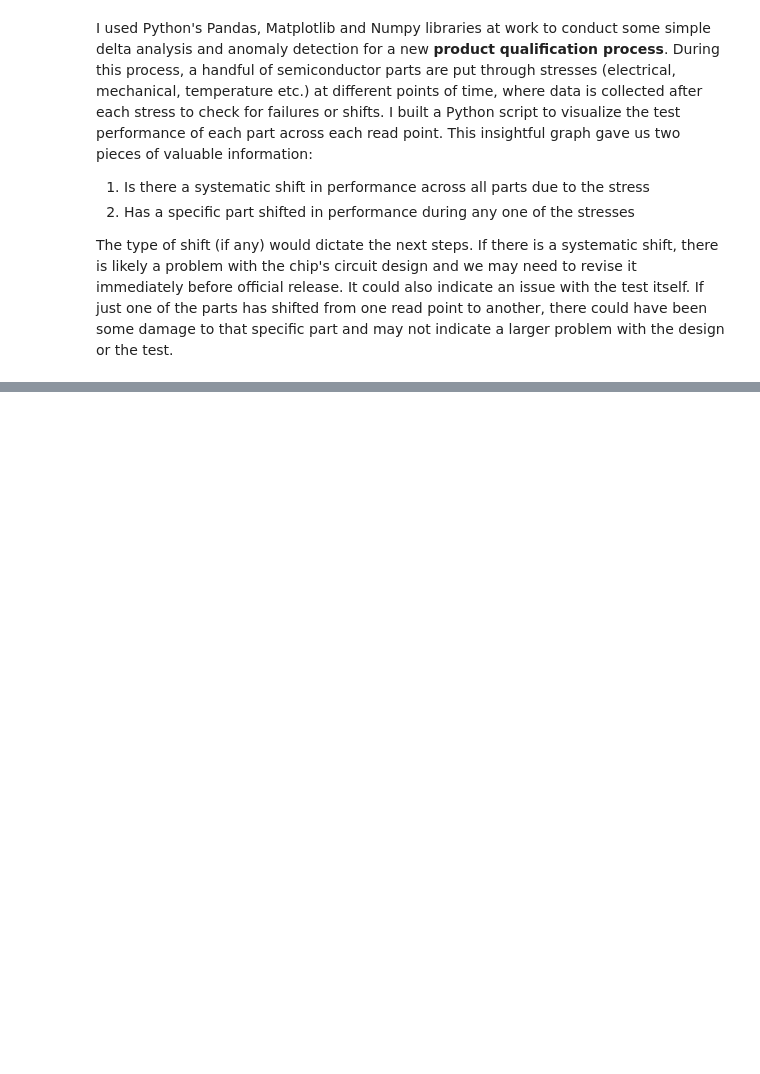
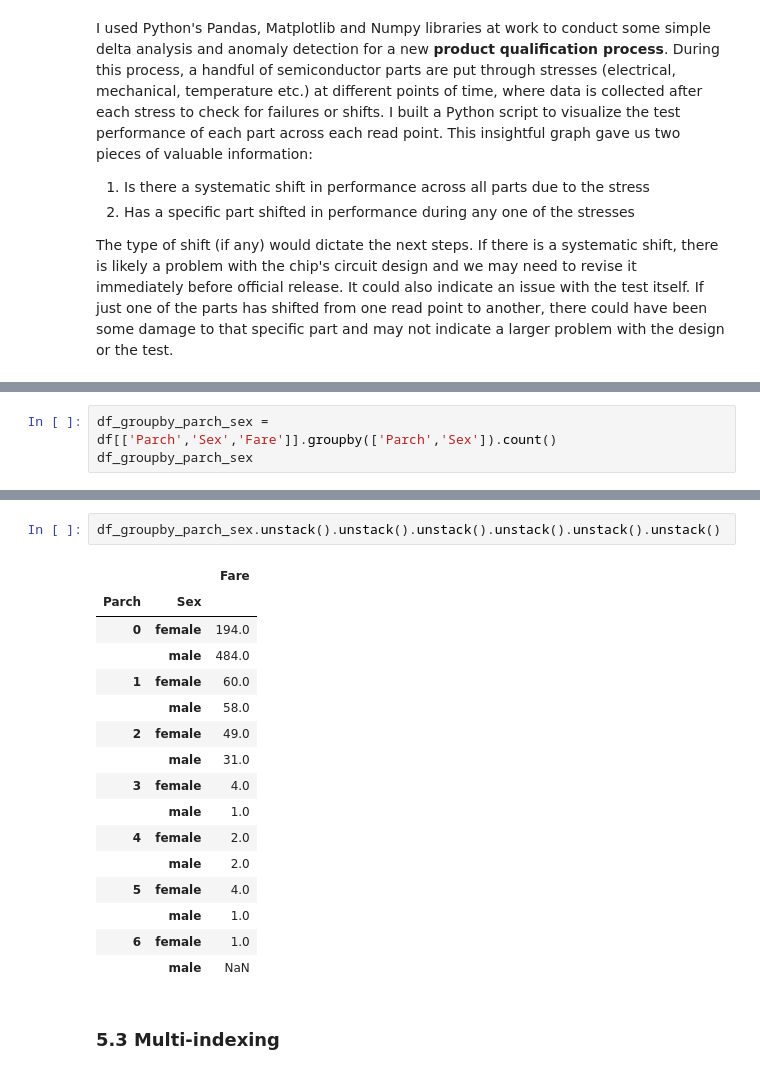
Before and after one commit to saychelsea11/Coding_Practice, a Jupyter notebook: python_practice_notebook.ipynb, the cells around one changed output, grey strips where cells are left out. Drawn from its saved outputs; the diff is of its cells as text; blank space fills up the shorter version.

```diff
--- a/python_practice_notebook.ipynb
+++ b/python_practice_notebook.ipynb
@@ -703,0 +868,3 @@ The type of shift (if any) would dictate the next steps. If there is a systemati
+# %%
+df_groupby_parch_sex = df[['Parch','Sex','Fare']].groupby(['Parch','Sex']).count()
+df_groupby_parch_sex
@@ -703,0 +951,21 @@ The type of shift (if any) would dictate the next steps. If there is a systemati
+# %%
+df_groupby_parch_sex.unstack().unstack().unstack().unstack().unstack().unstack()
+# %% [output]
+|  |  | Fare |
+| Parch | Sex |  |
+| 0 | female | 194.0 |
+|  | male | 484.0 |
+| 1 | female | 60.0 |
+|  | male | 58.0 |
+| 2 | female | 49.0 |
+|  | male | 31.0 |
+| 3 | female | 4.0 |
+|  | male | 1.0 |
+| 4 | female | 2.0 |
+|  | male | 2.0 |
+| 5 | female | 4.0 |
+|  | male | 1.0 |
+| 6 | female | 1.0 |
+|  | male | NaN |
+# %% [markdown]
+### 5.3 Multi-indexing
```
Also changed, not shown: parts of 50 cells of this notebook, 2 other files.
